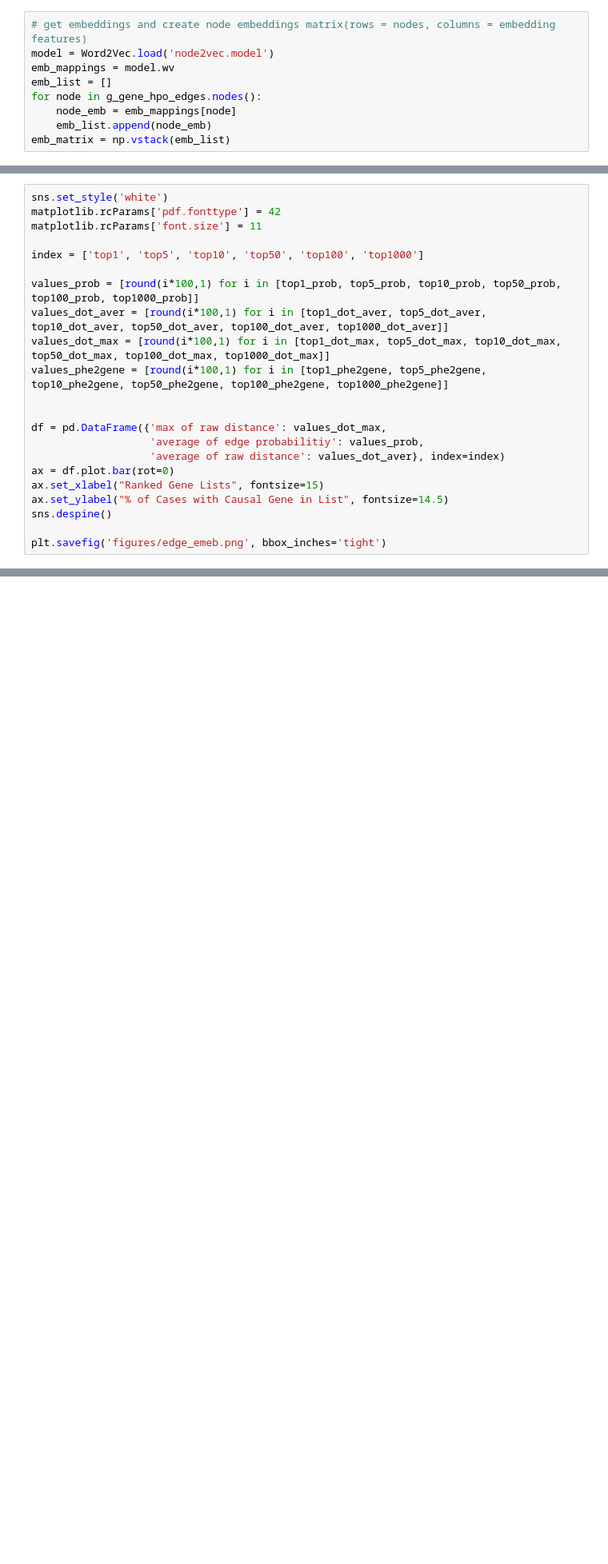
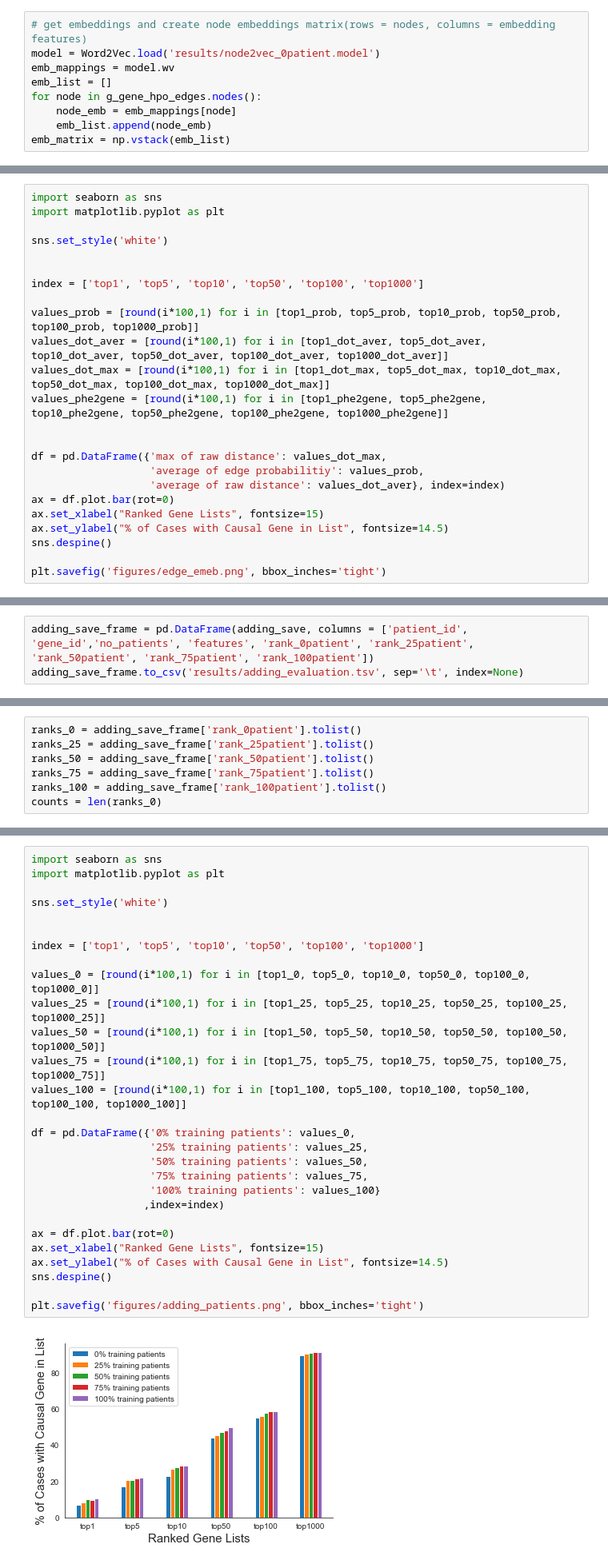
Before and after one commit to Chengyao-Peng/CADA, a Jupyter notebook: jupyter/model/gene_prioritization.ipynb, the cells around one changed output, grey strips where cells are left out. Shown at 80% size. Saved outputs shown, nothing was run; the diff lists cells and outputs as text; blank space fills up the shorter version.

```diff
--- a/jupyter/model/gene_prioritization.ipynb
+++ b/jupyter/model/gene_prioritization.ipynb
@@ -63,7 +63,7 @@ Test edges (positive): 0
 Test edges (negative): 0
 # %%
 # get embeddings and create node embeddings matrix(rows = nodes, columns = embedding features)
-model = Word2Vec.load('node2vec.model')
+model = Word2Vec.load('results/node2vec_0patient.model')
 emb_mappings = model.wv
 emb_list = []
 for node in g_gene_hpo_edges.nodes():
@@ -233,9 +233,11 @@ top50_phe2gene = round(len([i for i in ranks_phe2gene if isinstance(i, int) and
 top100_phe2gene = round(len([i for i in ranks_phe2gene if isinstance(i, int) and i <= 100])/counts, 3)
 top1000_phe2gene = round(len([i for i in ranks_phe2gene if isinstance(i, int) and i <= 1000])/counts, 3)
 # %%
+import seaborn as sns
+import matplotlib.pyplot as plt
+
 sns.set_style('white')
-matplotlib.rcParams['pdf.fonttype'] = 42
-matplotlib.rcParams['font.size'] = 11
+
 
 index = ['top1', 'top5', 'top10', 'top50', 'top100', 'top1000']
 
@@ -299,0 +373,3 @@ plt.savefig('figures/compare_phen2gene.png', bbox_inches='tight')
+# %%
+adding_save_frame = pd.DataFrame(adding_save, columns = ['patient_id', 'gene_id','no_patients', 'features', 'rank_0patient', 'rank_25patient', 'rank_50patient', 'rank_75patient', 'rank_100patient'])
+adding_save_frame.to_csv('results/adding_evaluation.tsv', sep='\t', index=None)
@@ -299,0 +392,7 @@ plt.savefig('figures/compare_phen2gene.png', bbox_inches='tight')
+# %%
+ranks_0 = adding_save_frame['rank_0patient'].tolist()
+ranks_25 = adding_save_frame['rank_25patient'].tolist()
+ranks_50 = adding_save_frame['rank_50patient'].tolist()
+ranks_75 = adding_save_frame['rank_75patient'].tolist()
+ranks_100 = adding_save_frame['rank_100patient'].tolist()
+counts = len(ranks_0)
@@ -299,0 +448,30 @@ plt.savefig('figures/compare_phen2gene.png', bbox_inches='tight')
+# %%
+import seaborn as sns
+import matplotlib.pyplot as plt
+
+sns.set_style('white')
+
+
+index = ['top1', 'top5', 'top10', 'top50', 'top100', 'top1000']
+
+values_0 = [round(i*100,1) for i in [top1_0, top5_0, top10_0, top50_0, top100_0, top1000_0]]
+values_25 = [round(i*100,1) for i in [top1_25, top5_25, top10_25, top50_25, top100_25, top1000_25]]
+values_50 = [round(i*100,1) for i in [top1_50, top5_50, top10_50, top50_50, top100_50, top1000_50]]
+values_75 = [round(i*100,1) for i in [top1_75, top5_75, top10_75, top50_75, top100_75, top1000_75]]
+values_100 = [round(i*100,1) for i in [top1_100, top5_100, top10_100, top50_100, top100_100, top1000_100]]
+
+df = pd.DataFrame({'0% training patients': values_0,
+                   '25% training patients': values_25,
+                   '50% training patients': values_50,
+                   '75% training patients': values_75,
+                   '100% training patients': values_100}
+                  ,index=index)
+
+ax = df.plot.bar(rot=0)
+ax.set_xlabel("Ranked Gene Lists", fontsize=15)
+ax.set_ylabel("% of Cases with Causal Gene in List", fontsize=14.5)
+sns.despine()
+
+plt.savefig('figures/adding_patients.png', bbox_inches='tight')
+# %% [output]
+[figure, added]
```
Also changed, not shown: parts of 9 cells of this notebook, 46 other files.
